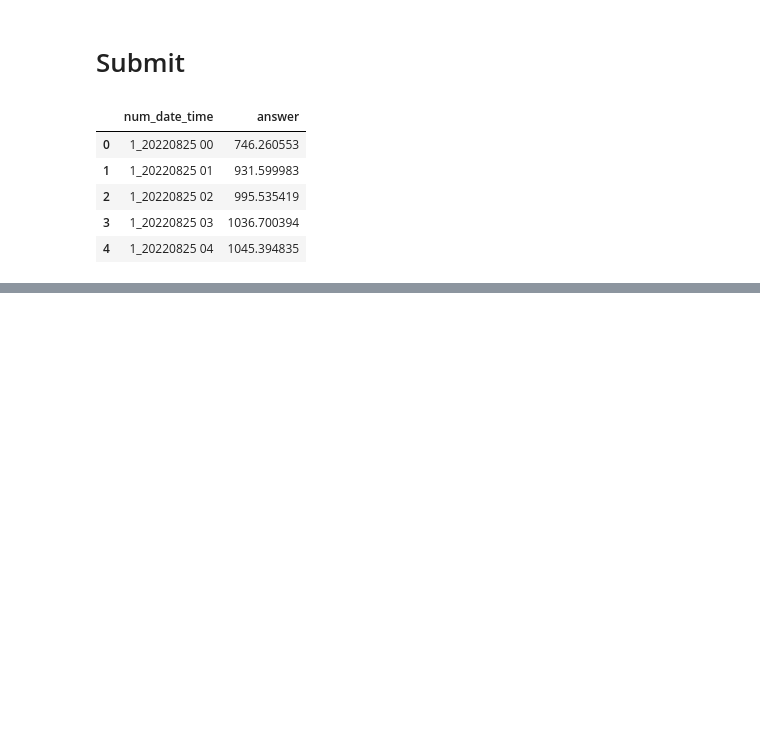
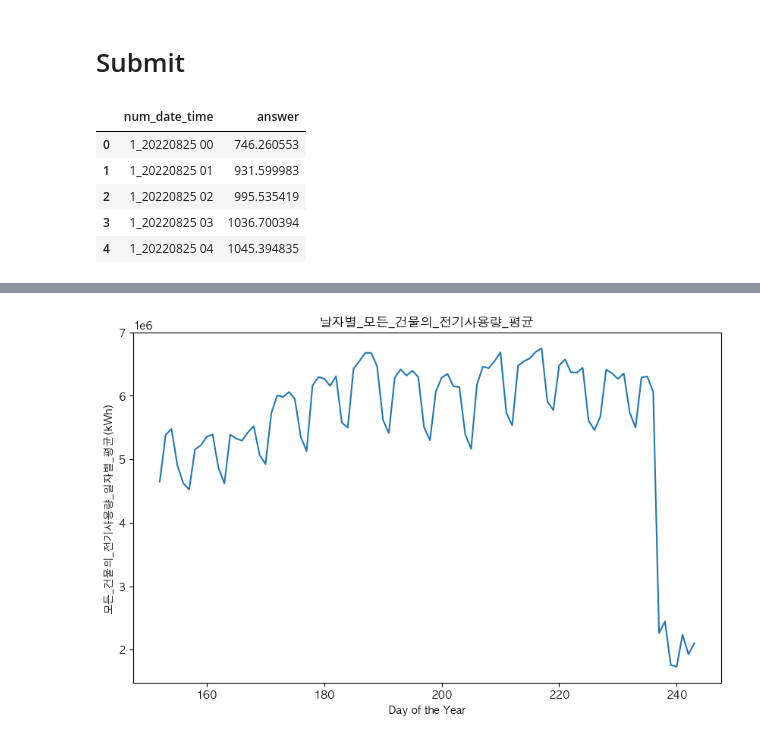
Before and after one commit to zivary/ABBA_test, a Jupyter notebook: ABBA_test-main/ABBA_test_LSTM.ipynb, the cells around one changed output, grey strips where cells are left out. Drawn from its saved outputs; the diff is of its cells as text; code cells hidden in the pictures; blank space fills up the shorter version.

```diff
--- a/ABBA_test-main/ABBA_test_LSTM.ipynb
+++ b/ABBA_test-main/ABBA_test_LSTM.ipynb
@@ -285,0 +292,7 @@ sample_submission.to_csv(f'./result/{formatted_time}_lstm_baseline_submission.cs
+# %%
+train_df = pd.read_pickle('./processed_data/train_df_dl.pkl')
+test_df = pd.read_pickle('./processed_data/test_df_dl.pkl')
+# %%
+test_df['power_consumption'] = sample_submission['answer']
+final_df = pd.concat([train_df, test_df])
+final_df.reset_index(drop=True)
@@ -285,0 +315,11 @@ sample_submission.to_csv(f'./result/{formatted_time}_lstm_baseline_submission.cs
+# %%
+모든_건물의_전기사용량_일자별_총합 = final_df.groupby('day_of_year').power_consumption.sum()
+# %%
+plt.figure(figsize=(10, 6))
+plt.plot(모든_건물의_전기사용량_일자별_평균.index,모든_건물의_전기사용량_일자별_총합.values)
+plt.title('날자별_모든_건물의_전기사용량_평균')
+plt.xlabel('Day of the Year')
+plt.ylabel('모든_건물의_전기사용량_일자별_평균(kWh)')
+plt.show()
+# %% [output]
+[figure, added]
```
Also changed, not shown: parts of 7 cells of this notebook, 3 other files.
